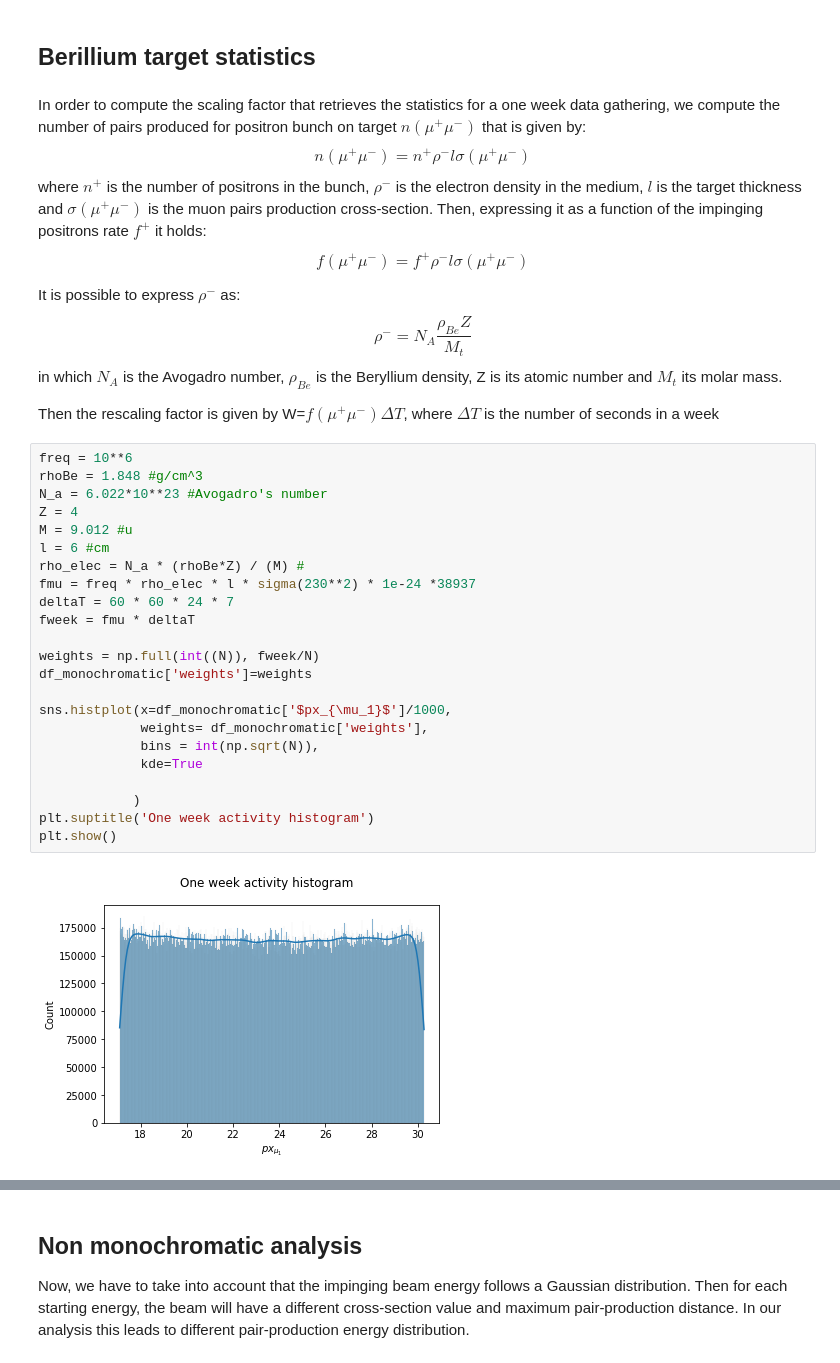
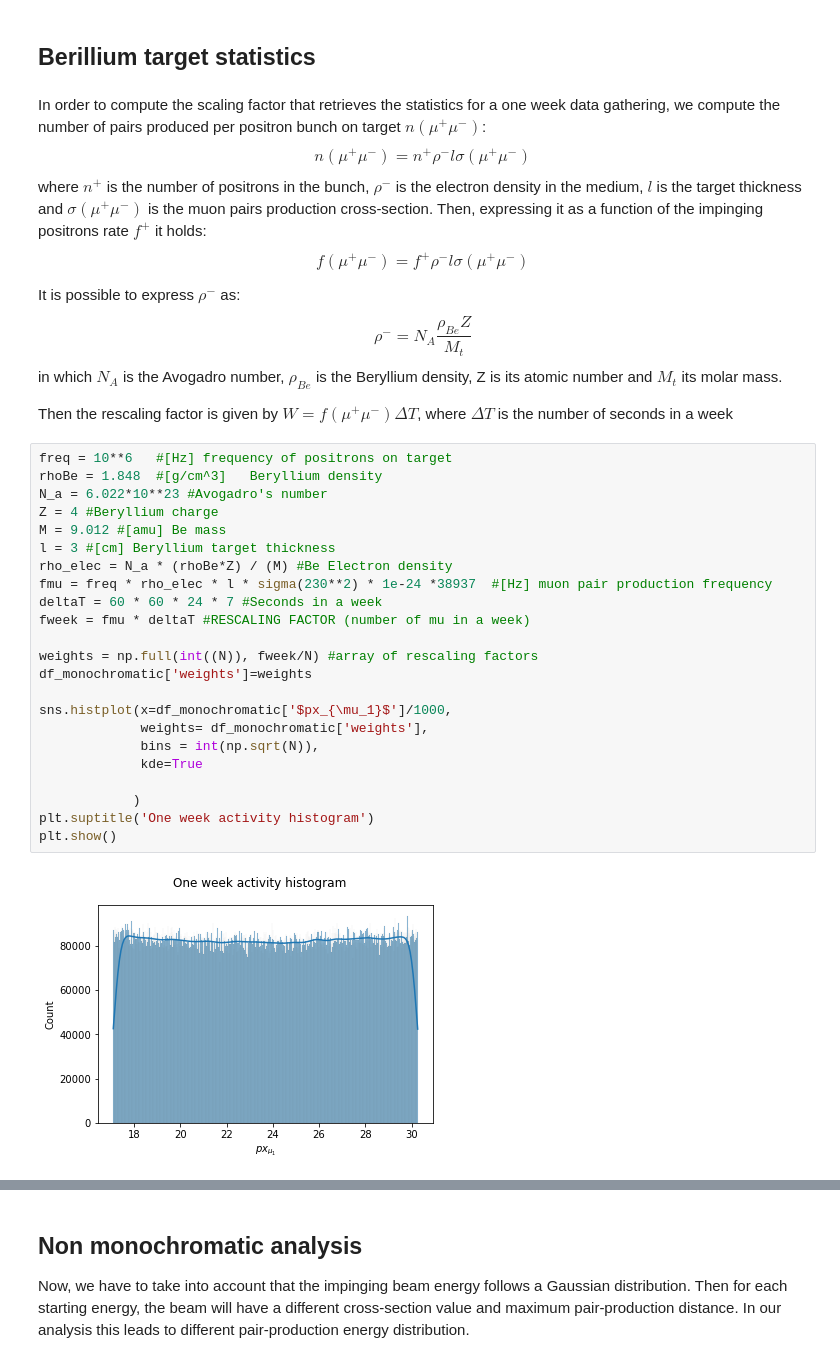
Before and after one commit to PhysicsOfData/LCP_projects_Y3, a Jupyter notebook: Project.ipynb, the cells around one changed output, grey strips where cells are left out. Drawn from its saved outputs; the diff is of its cells as text.

```diff
--- a/Project.ipynb
+++ b/Project.ipynb
@@ -457,7 +457,7 @@ plt.show()
 # %% [markdown]
 ## Berillium target statistics
 # %% [markdown]
-In order to compute the scaling factor that retrieves the statistics for a one week data gathering, we compute the number of pairs produced for positron bunch on target $n(\mu^+ \mu^-)$ that is given by:
+In order to compute the scaling factor that retrieves the statistics for a one week data gathering, we compute the number of pairs produced per positron bunch on target $n(\mu^+ \mu^-)$:
 $$n(\mu^+ \mu^-)=n^+ \rho^- l \sigma(\mu^+ \mu^-)$$
 where $n^+$ is the number of positrons in the bunch, $\rho^-$ is the electron density in the medium, $l$ is the target thickness and  $\sigma(\mu^+ \mu^-)$ is the muon pairs production cross-section.
 Then, expressing it as a function of the impinging positrons rate $f^+$ it holds:
@@ -467,32 +467,32 @@ It is possible to express $\rho^-$ as:
 $$\rho^-=N_A \frac{\rho_{Be}Z}{M_t}$$
 in which $N_A$ is the Avogadro number, $\rho_{Be}$ is the Beryllium density, Z is its atomic number and $M_t$ its molar mass.
 
-Then the rescaling factor is given by W=$f(\mu^+ \mu^-) \Delta T$, where $\Delta T$ is the number of seconds in a week
+Then the rescaling factor is given by $W=f(\mu^+ \mu^-) \Delta T$, where $\Delta T$ is the number of seconds in a week
 # %%
-freq = 10**6
-rhoBe = 1.848 #g/cm^3
+freq = 10**6   #[Hz] frequency of positrons on target
+rhoBe = 1.848  #[g/cm^3]   Beryllium density
 N_a = 6.022*10**23 #Avogadro's number
-Z = 4
-M = 9.012 #u
-l = 6 #cm
-rho_elec = N_a * (rhoBe*Z) / (M) #
-fmu = freq * rho_elec * l * sigma(230**2) * 1e-24 *38937
-deltaT = 60 * 60 * 24 * 7
-fweek = fmu * deltaT
+Z = 4 #Beryllium charge
+M = 9.012 #[amu] Be mass
+l = 3 #[cm] Beryllium target thickness
+rho_elec = N_a * (rhoBe*Z) / (M) #Be Electron density
+fmu = freq * rho_elec * l * sigma(230**2) * 1e-24 *38937  #[Hz] muon pair production frequency
+deltaT = 60 * 60 * 24 * 7 #Seconds in a week
+fweek = fmu * deltaT #RESCALING FACTOR (number of mu in a week)
 
-weights = np.full(int((N)), fweek/N)
+weights = np.full(int((N)), fweek/N) #array of rescaling factors
 df_monochromatic['weights']=weights
 
 sns.histplot(x=df_monochromatic['$px_{\mu_1}$']/1000,
              weights= df_monochromatic['weights'],
              bins = int(np.sqrt(N)),
              kde=True
 
             )
 plt.suptitle('One week activity histogram')
 plt.show()
 # %% [output]
-[figure, old version]
+[figure, new version]
 # %% [markdown]
 ## Longitudinal energy loss
 
```
Also changed, not shown: parts of 19 cells of this notebook.
